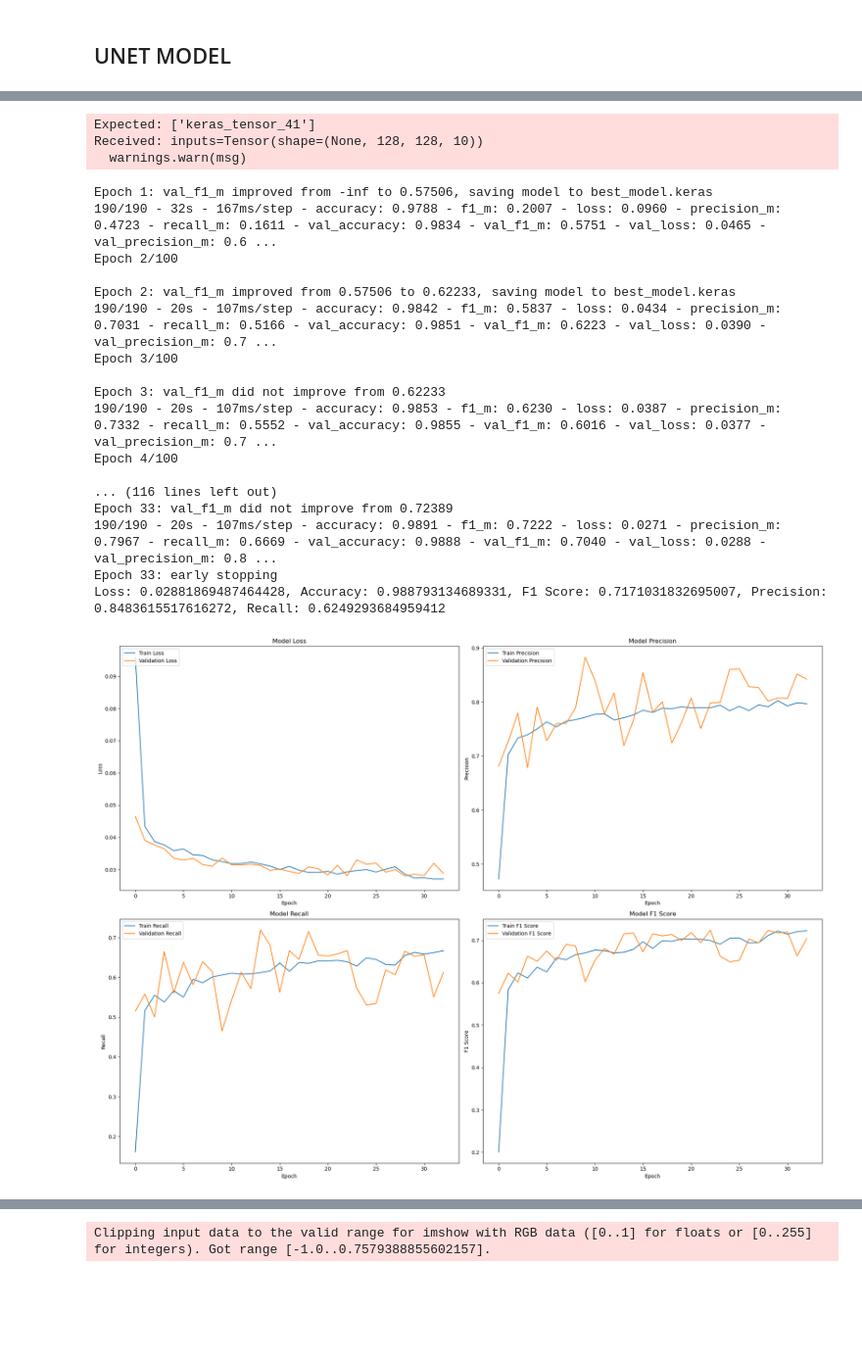
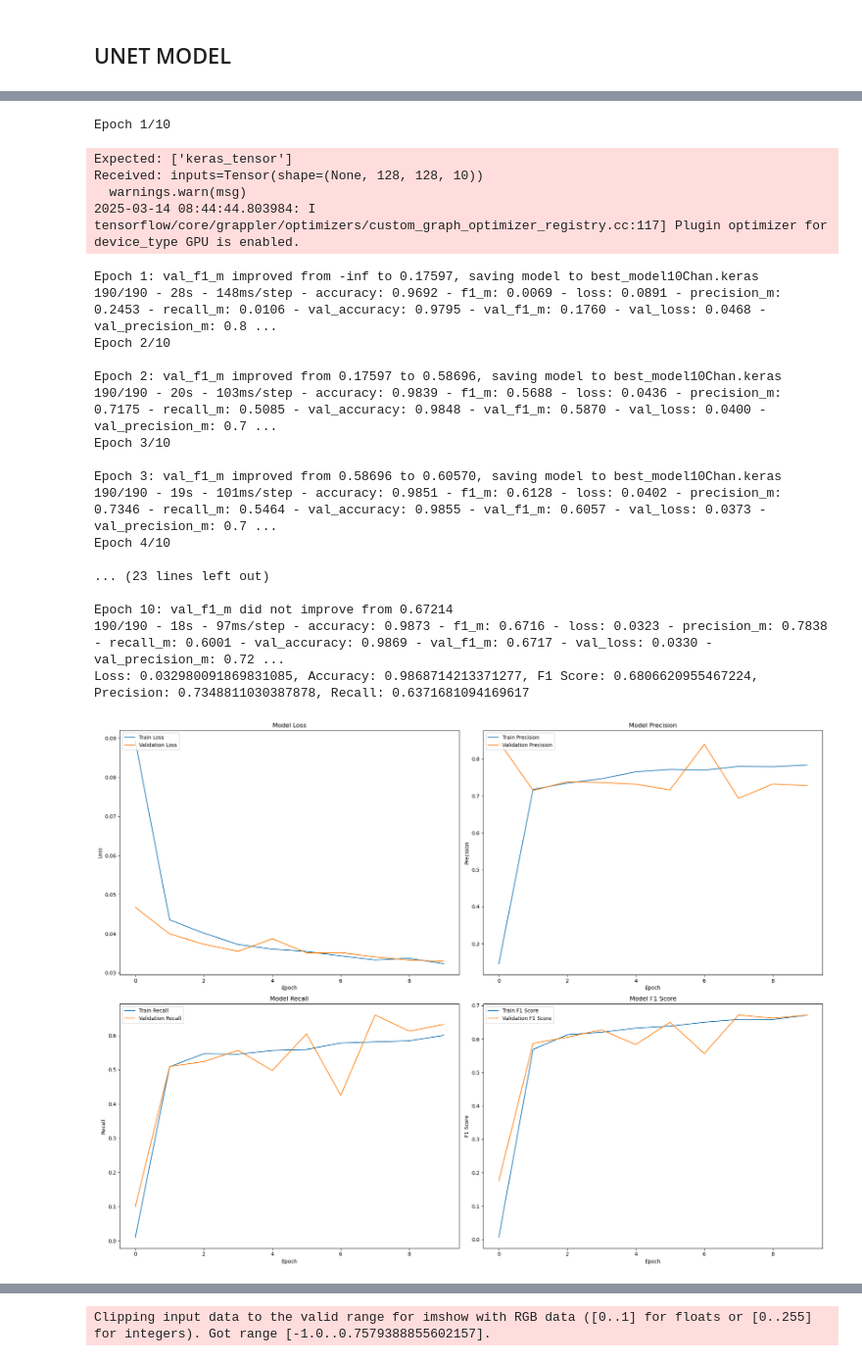
Before and after one commit to cakeforcat/EE581, a Jupyter notebook: src/init_model/landslide4sense10Chan.ipynb, the cells around one changed output, grey strips where cells are left out. Shown at 98% size. Saved outputs shown, nothing was run; the diff lists cells and outputs as text; code cells hidden in the pictures; blank space fills up the shorter version.

```diff
--- a/src/init_model/landslide4sense10Chan.ipynb
+++ b/src/init_model/landslide4sense10Chan.ipynb
@@ -499,7 +498,7 @@ model = unet_model(IMG_WIDTH, IMG_HEIGHT, IMG_CHANNELS)
 
 # Define Callbacks
 checkpointer = tf.keras.callbacks.ModelCheckpoint(
-    "best_model.keras", monitor="val_f1_m", verbose=1, save_best_only=True, mode="max"
+    "best_model10Chan.keras", monitor="val_f1_m", verbose=1, save_best_only=True, mode="max"
 )
 earlyStopping = tf.keras.callbacks.EarlyStopping(
     monitor="val_f1_m", patience=10, verbose=1, mode="max"
@@ -509,12 +508,12 @@ callbacks = [earlyStopping, checkpointer]
 
 # Train the model
 history = model.fit(
-    x_train, y_train, batch_size=16, epochs=100, verbose=2,
+    x_train, y_train, batch_size=16, epochs=10, verbose=2,
     validation_data=(x_valid, y_valid), callbacks=callbacks
 )
 
 # Save the final model
-model.save("model_save.keras")
+model.save("model_save10Chan.keras")
 
 # Evaluate the model
 loss, accuracy, f1_score, precision, recall = model.evaluate(x_valid, y_valid, verbose=0)
@@ -558,24 +561,26 @@ Epoch 1/100
-Expected: ['keras_tensor_41']
-Received: inputs=Tensor(shape=(None, 128, 128, 10))
-  warnings.warn(msg)
+Epoch 1/10
-Epoch 1: val_f1_m improved from -inf to 0.57506, saving model to best_model.keras
-190/190 - 32s - 167ms/step - accuracy: 0.9788 - f1_m: 0.2007 - loss: 0.0960 - precision_m: 0.4723 - recall_m: 0.1611 - val_accuracy: 0.9834 - val_f1_m: 0.5751 - val_loss: 0.0465 - val_precision_m: 0.6 ...
-Epoch 2/100
-
-Epoch 2: val_f1_m improved from 0.57506 to 0.62233, saving model to best_model.keras
-190/190 - 20s - 107ms/step - accuracy: 0.9842 - f1_m: 0.5837 - loss: 0.0434 - precision_m: 0.7031 - recall_m: 0.5166 - val_accuracy: 0.9851 - val_f1_m: 0.6223 - val_loss: 0.0390 - val_precision_m: 0.7 ...
-Epoch 3/100
-
-Epoch 3: val_f1_m did not improve from 0.62233
-190/190 - 20s - 107ms/step - accuracy: 0.9853 - f1_m: 0.6230 - loss: 0.0387 - precision_m: 0.7332 - recall_m: 0.5552 - val_accuracy: 0.9855 - val_f1_m: 0.6016 - val_loss: 0.0377 - val_precision_m: 0.7 ...
-Epoch 4/100
-
-... (116 lines left out)
-Epoch 33: val_f1_m did not improve from 0.72389
-190/190 - 20s - 107ms/step - accuracy: 0.9891 - f1_m: 0.7222 - loss: 0.0271 - precision_m: 0.7967 - recall_m: 0.6669 - val_accuracy: 0.9888 - val_f1_m: 0.7040 - val_loss: 0.0288 - val_precision_m: 0.8 ...
-Epoch 33: early stopping
-Loss: 0.02881869487464428, Accuracy: 0.988793134689331, F1 Score: 0.7171031832695007, Precision: 0.8483615517616272, Recall: 0.6249293684959412
+Expected: ['keras_tensor']
+Received: inputs=Tensor(shape=(None, 128, 128, 10))
+  warnings.warn(msg)
+2025-03-14 08:44:44.803984: I tensorflow/core/grappler/optimizers/custom_graph_optimizer_registry.cc:117] Plugin optimizer for device_type GPU is enabled.
+Epoch 1: val_f1_m improved from -inf to 0.17597, saving model to best_model10Chan.keras
+190/190 - 28s - 148ms/step - accuracy: 0.9692 - f1_m: 0.0069 - loss: 0.0891 - precision_m: 0.2453 - recall_m: 0.0106 - val_accuracy: 0.9795 - val_f1_m: 0.1760 - val_loss: 0.0468 - val_precision_m: 0.8 ...
+Epoch 2/10
+
+Epoch 2: val_f1_m improved from 0.17597 to 0.58696, saving model to best_model10Chan.keras
+190/190 - 20s - 103ms/step - accuracy: 0.9839 - f1_m: 0.5688 - loss: 0.0436 - precision_m: 0.7175 - recall_m: 0.5085 - val_accuracy: 0.9848 - val_f1_m: 0.5870 - val_loss: 0.0400 - val_precision_m: 0.7 ...
+Epoch 3/10
+
+Epoch 3: val_f1_m improved from 0.58696 to 0.60570, saving model to best_model10Chan.keras
+190/190 - 19s - 101ms/step - accuracy: 0.9851 - f1_m: 0.6128 - loss: 0.0402 - precision_m: 0.7346 - recall_m: 0.5464 - val_accuracy: 0.9855 - val_f1_m: 0.6057 - val_loss: 0.0373 - val_precision_m: 0.7 ...
+Epoch 4/10
+
+... (23 lines left out)
+
+Epoch 10: val_f1_m did not improve from 0.67214
+190/190 - 18s - 97ms/step - accuracy: 0.9873 - f1_m: 0.6716 - loss: 0.0323 - precision_m: 0.7838 - recall_m: 0.6001 - val_accuracy: 0.9869 - val_f1_m: 0.6717 - val_loss: 0.0330 - val_precision_m: 0.72 ...
+Loss: 0.032980091869831085, Accuracy: 0.9868714213371277, F1 Score: 0.6806620955467224, Precision: 0.7348811030387878, Recall: 0.6371681094169617
-[figure, old version]
+[figure, new version]
 # %%
 threshold = 0.5
 pred_img = model.predict(x_valid)
```
Also changed, not shown: parts of 7 cells of this notebook, 4 other files.
